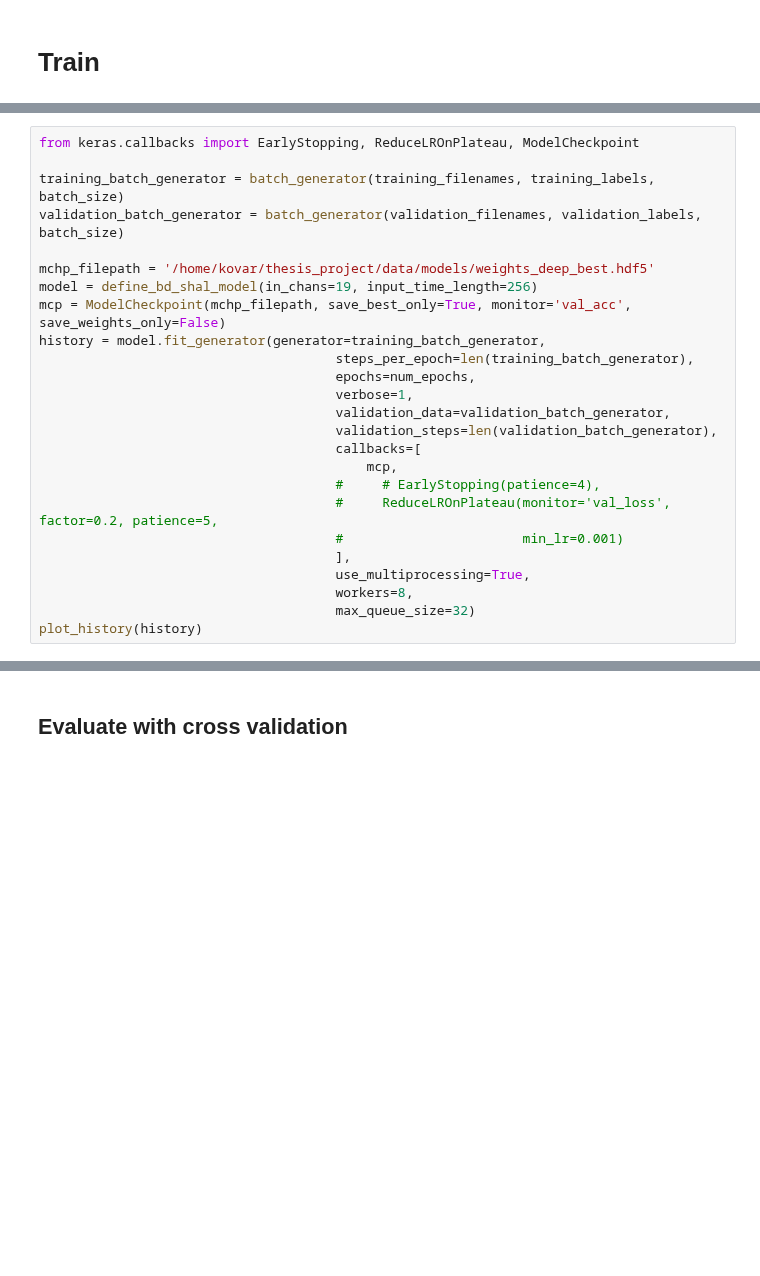
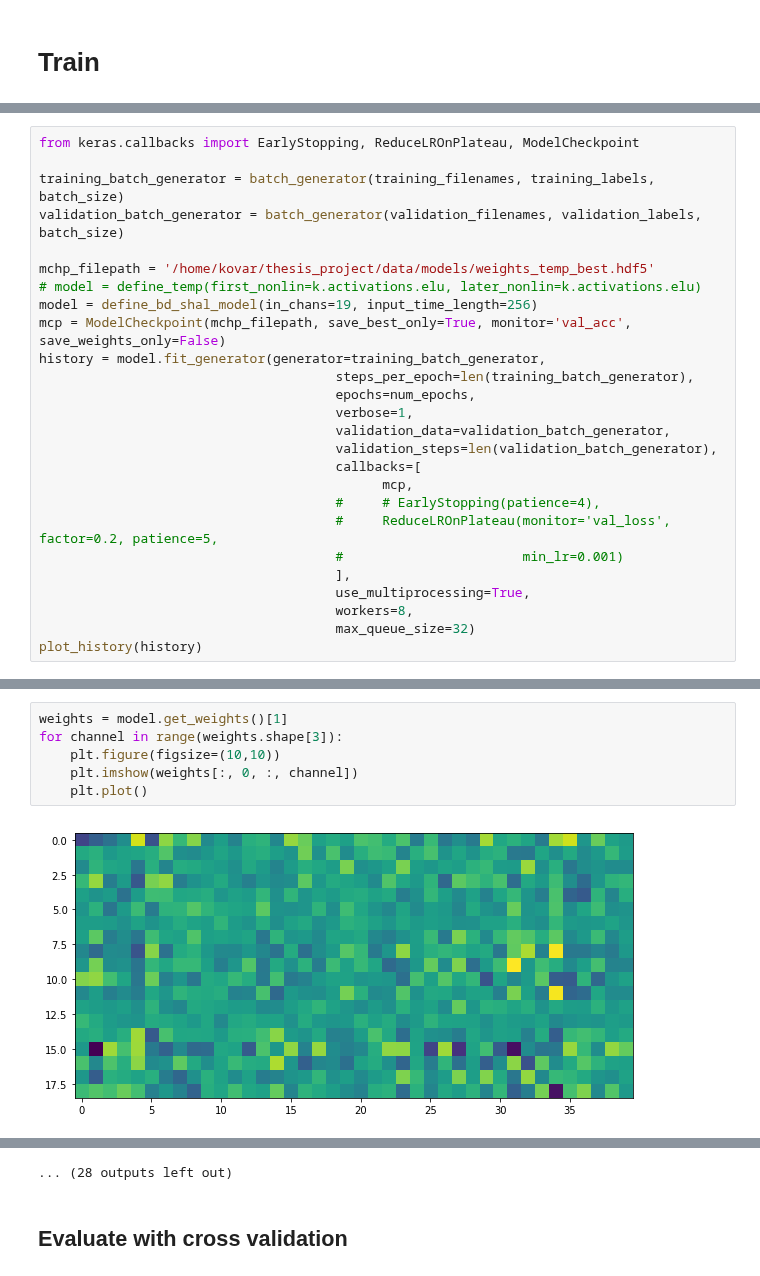
Before and after one commit to mirgee/thesis_project, a Jupyter notebook: notebooks/13b-models.ipynb, the cells around one changed output, grey strips where cells are left out. Cells and saved outputs as stored; diff of their text form; blank space fills up the shorter version.

```diff
--- a/notebooks/13b-models.ipynb
+++ b/notebooks/13b-models.ipynb
@@ -799,7 +256,8 @@ from keras.callbacks import EarlyStopping, ReduceLROnPlateau, ModelCheckpoint
 training_batch_generator = batch_generator(training_filenames, training_labels, batch_size)
 validation_batch_generator = batch_generator(validation_filenames, validation_labels, batch_size)
 
-mchp_filepath = '/home/kovar/thesis_project/data/models/weights_deep_best.hdf5'
+mchp_filepath = '/home/kovar/thesis_project/data/models/weights_temp_best.hdf5'
+# model = define_temp(first_nonlin=k.activations.elu, later_nonlin=k.activations.elu)
 model = define_bd_shal_model(in_chans=19, input_time_length=256)
 mcp = ModelCheckpoint(mchp_filepath, save_best_only=True, monitor='val_acc', save_weights_only=False)
 history = model.fit_generator(generator=training_batch_generator,
@@ -809,7 +267,7 @@ history = model.fit_generator(generator=training_batch_generator,
                                       validation_data=validation_batch_generator,
                                       validation_steps=len(validation_batch_generator),
                                       callbacks=[
-                                          mcp,
+                                            mcp,
                                       #     # EarlyStopping(patience=4),
                                       #     ReduceLROnPlateau(monitor='val_loss', factor=0.2, patience=5,
                                       #                       min_lr=0.001)
@@ -831,0 +323,8 @@ model.evaluate_generator(test_batch_generator, steps=None, max_queue_size=10, wo
+# %%
+weights = model.get_weights()[1]
+for channel in range(weights.shape[3]):
+    plt.figure(figsize=(10,10))
+    plt.imshow(weights[:, 0, :, channel])
+    plt.plot()
+# %% [output]
+[figure, added]
@@ -832,2 +342,3 @@ model.evaluate_generator(test_batch_generator, steps=None, max_queue_size=10, wo
+... (28 outputs left out)
 # %% [markdown]
 ## Evaluate with cross validation
```
Also changed, not shown: parts of 25 cells of this notebook, 9 other files.
